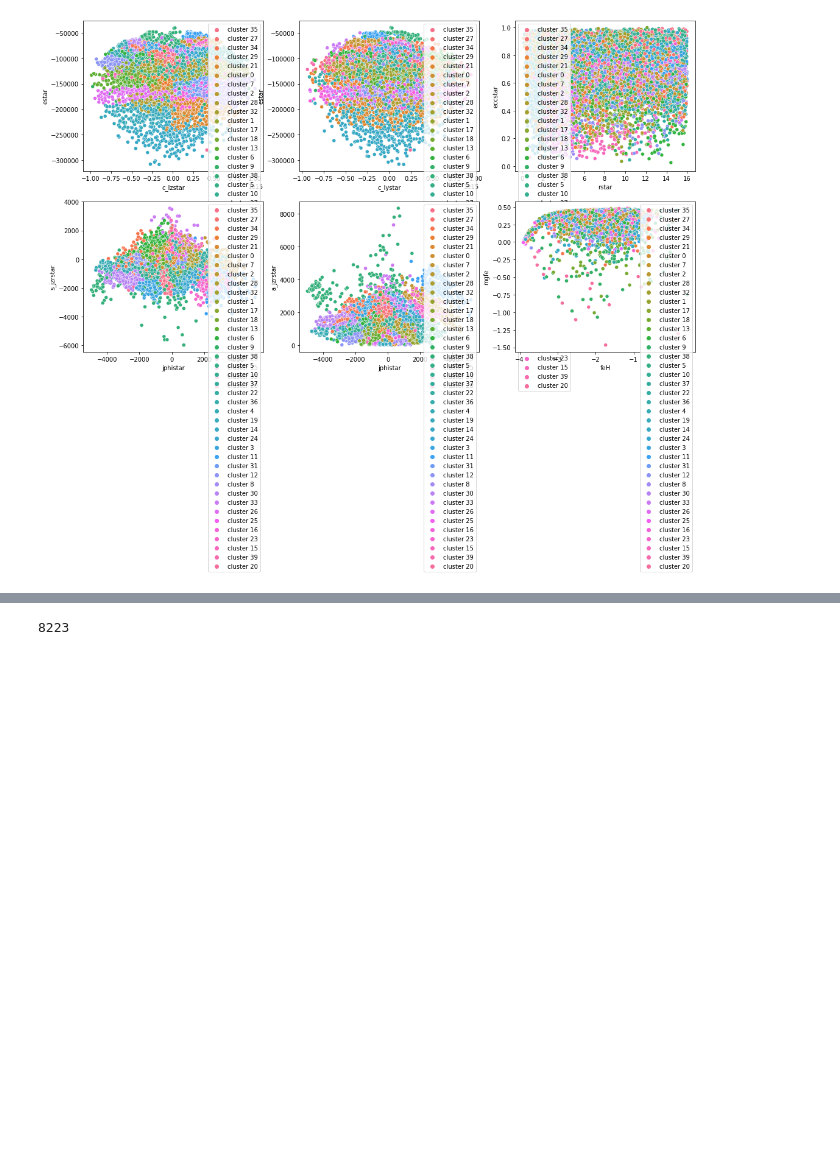
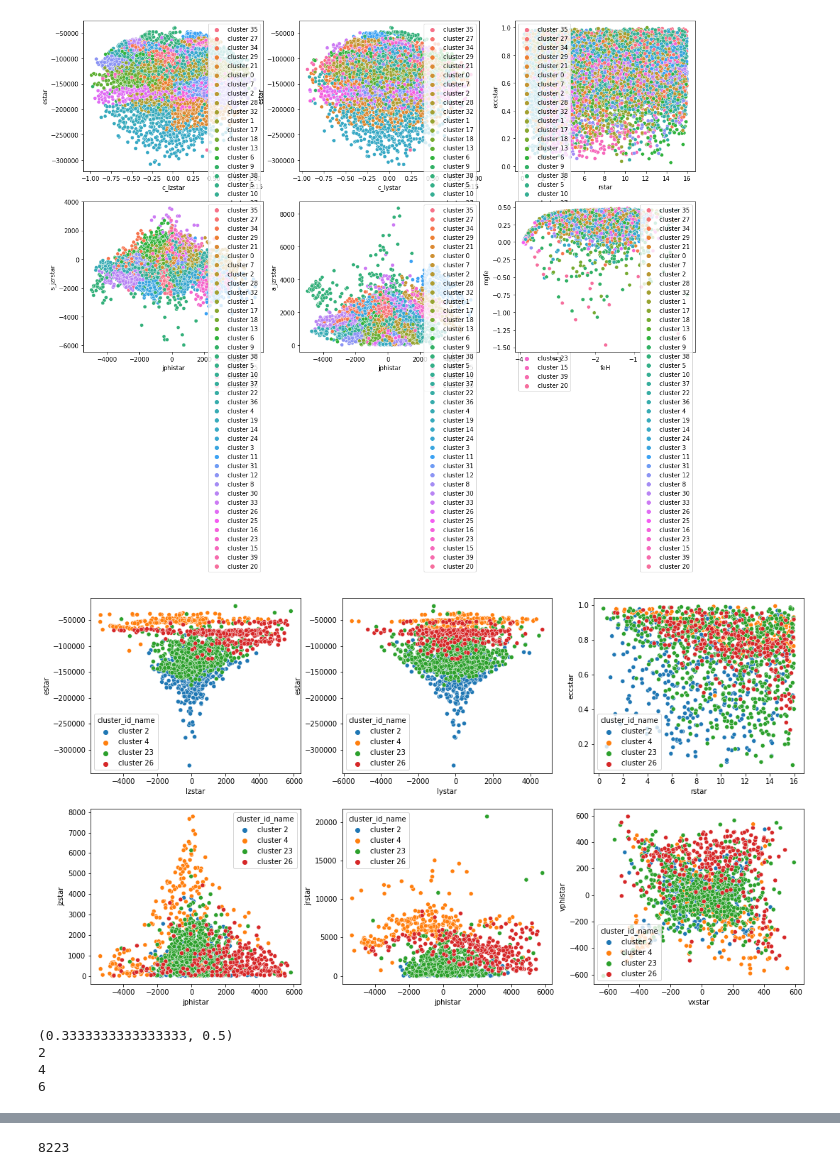
Before and after one commit to michaelyhuang23/Gaia3DR-explore, a Jupyter notebook: notebooks/recurse_cluster_test.ipynb, the cells around one changed output, grey strips where cells are left out. Drawn from its saved outputs; the diff is of its cells as text; code cells hidden in the pictures; blank space fills up the shorter version.

```diff
--- a/notebooks/recurse_cluster_test.ipynb
+++ b/notebooks/recurse_cluster_test.ipynb
@@ -121,3 +153,26 @@ sns.scatterplot(data=df, ax=axes[1,2], x='feH', y='mgfe', hue=label_names)
 # %% [output]
 <AxesSubplot:xlabel='feH', ylabel='mgfe'>
 [figure]
+# %%
+df = pd.read_hdf('../data/m12f_cluster_data_large_mass_large_cluster_v2.h5', key='star')
+easy_small_clusters = [23, 2, 26, 4]
+df = df.loc[np.isin(df['cluster_id'], easy_small_clusters)].copy()
+df['lstar'] = np.linalg.norm([df['lzstar'].to_numpy(),df['lystar'].to_numpy(),df['lxstar'].to_numpy()],axis=0)
+df['cluster_id_name'] = np.array([f'cluster {id}' for id in df['cluster_id'].to_numpy()])
+df['c_lzstar'] = df['lzstar'].to_numpy()*np.abs(df['estar'].to_numpy())**2.3
+df['c_lystar'] = df['lystar'].to_numpy()*np.abs(df['estar'].to_numpy())**2.3
+df['c_lxstar'] = df['lxstar'].to_numpy()*np.abs(df['estar'].to_numpy())**2.3
+df['s_jzrstar'] = df['jzstar'].to_numpy() - df['jrstar'].to_numpy() # mostly spherical because you can try squaring it
+df['a_jzrstar'] = df['jzstar'].to_numpy() + df['jrstar'].to_numpy() # mostly spherical because you can try squaring it
+df['rstar'] = np.linalg.norm([df['xstar'].to_numpy(),df['ystar'].to_numpy(),df['zstar'].to_numpy()],axis=0)
+# %%
+fig, axes = plt.subplots(2, 3, figsize=(18, 10))
+sns.scatterplot(data=df, ax=axes[0,0], x='lzstar', y='estar', hue='cluster_id_name')
+sns.scatterplot(data=df, ax=axes[0,1], x='lystar', y='estar', hue='cluster_id_name')
+sns.scatterplot(data=df, ax=axes[0,2], x='rstar', y='eccstar', hue='cluster_id_name')
+sns.scatterplot(data=df, ax=axes[1,0], x='jphistar', y='jzstar', hue='cluster_id_name')
+sns.scatterplot(data=df, ax=axes[1,1], x='jphistar', y='jrstar', hue='cluster_id_name')
+sns.scatterplot(data=df, ax=axes[1,2], x='vxstar', y='vphistar', hue='cluster_id_name')
+plt.show()
+# %% [output]
+[figure, added]
@@ -123,0 +185,11 @@ sns.scatterplot(data=df, ax=axes[1,2], x='feH', y='mgfe', hue=label_names)
+# %%
+eval_IoU1 = ClusterEvalIoU(clusters, df['cluster_id'].to_numpy())
+print(eval_IoU1())
+print(eval_IoU1.TP)
+print(eval_IoU1.T)
+print(eval_IoU1.P)
+# %% [output]
+(0.3333333333333333, 0.5)
+2
+4
+6
```
Also changed, not shown: parts of 8 cells of this notebook, 20 other files.
